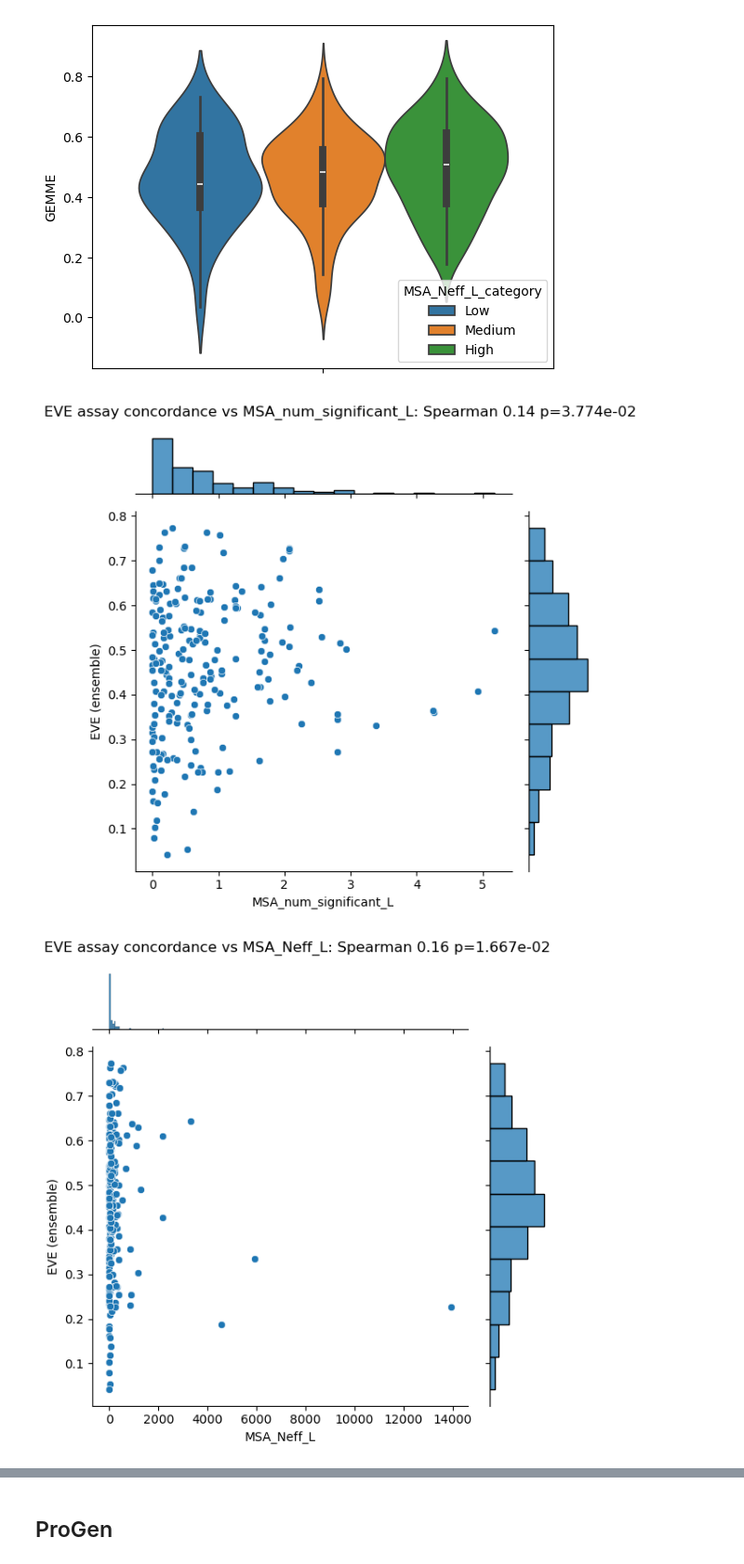
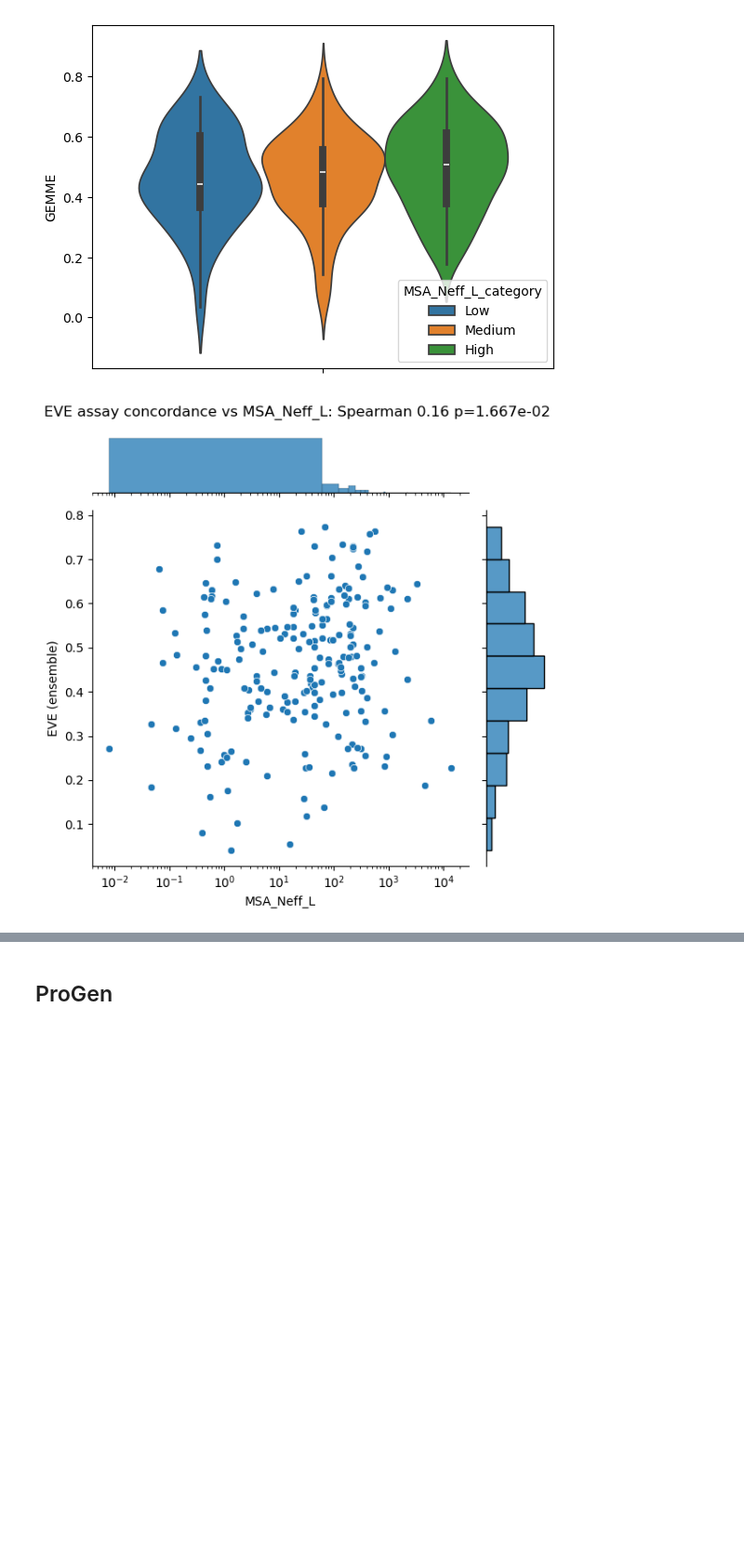
Before and after one commit to loodvn/ProteinGym, a Jupyter notebook: notebooks/analyse_wt_scores.ipynb, the cells around one changed output, grey strips where cells are left out. Shown at 93% size. Drawn from its saved outputs; the diff is of its cells as text; code cells hidden in the pictures; blank space fills up the shorter version.

```diff
--- a/notebooks/analyse_wt_scores.ipynb
+++ b/notebooks/analyse_wt_scores.ipynb
@@ -62,3 +65,8 @@ df_spearmans
 | 215 | YAP1_HUMAN_Araya_2012 | 0.428 | 0.321 | 0.464 | 0.460 | 0.449 | ... |
 | 216 | YNZC_BACSU_Tsuboyama_2023_2JVD | 0.596 | 0.610 | 0.595 | 0.618 | 0.604 | ... |
 217 rows × 100 columns
+# %%
+model_cols = df_spearmans.columns[1:50]
+df_spearmans["max_spearman"] = df_spearmans[model_cols].max(axis=1)
+sns.histplot(df_spearmans.drop_duplicates("UniProt_ID")["max_spearman"], bins=20)
+plt.show()  # We'd lose 24(21 dedup) if excluding < 0.4, we'd lose 9(8) if excluding < 0.3
@@ -114,12 +126,18 @@ plt.show()
 [figure]
 # %%
 alignment_columns = ["MSA_num_significant_L", "MSA_Neff_L", "MSA_perc_cov"]
-for col in alignment_columns:
-    sns.jointplot(df_spearmans, x=col, y="EVE (ensemble)")
-    s = spearmanr(df_spearmans[col], df_spearmans["EVE (ensemble)"], nan_policy="omit")
-    plt.suptitle(f"EVE assay concordance vs {col}: Spearman {s[0]:.2f} p={s[1]:.3e}")
-    plt.tight_layout()
-    plt.show()
+# for col in alignment_columns:
+#     sns.jointplot(df_spearmans, x=col, y="EVE (ensemble)")
+#     s = spearmanr(df_spearmans[col], df_spearmans["EVE (ensemble)"], nan_policy="omit")
+#     plt.suptitle(f"EVE assay concordance vs {col}: Spearman {s[0]:.2f} p={s[1]:.3e}")
+#     plt.tight_layout()
+#     plt.show()
+
+sns.jointplot(df_spearmans, x="MSA_Neff_L", y="EVE (ensemble)")
+plt.xscale("log")
+s = spearmanr(df_spearmans["MSA_Neff_L"], df_spearmans["EVE (ensemble)"], nan_policy="omit")
+plt.suptitle(f"EVE assay concordance vs MSA_Neff_L: Spearman {s[0]:.2f} p={s[1]:.3e}")
+plt.tight_layout()
+plt.show()
 # %% [output]
-[figure, old version]
+[figure, new version]
-[figure, removed]
```
Also changed, not shown: parts of 6 cells of this notebook, 2 other files.
